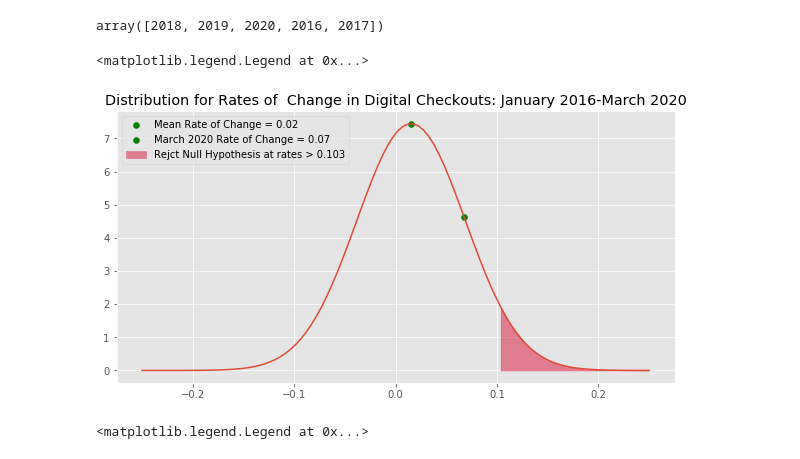
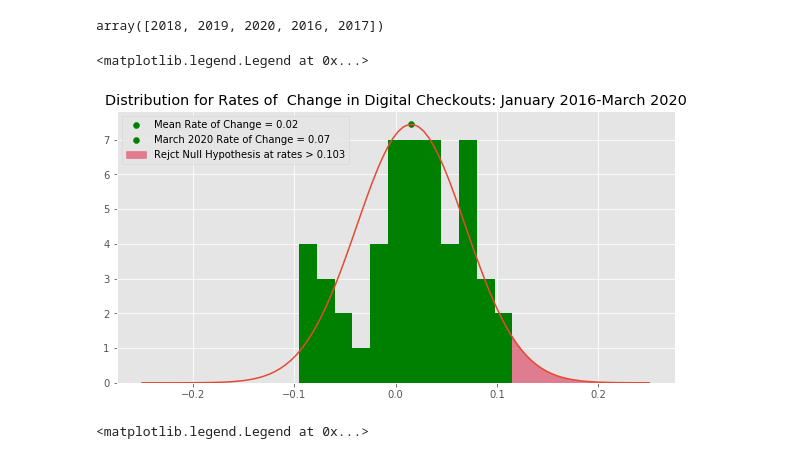
Before and after one commit to TheMrLively/seattle_library, a Jupyter notebook: seattle_library.ipynb, the cells around one changed output. Drawn from its saved outputs; the diff is of its cells as text; code cells hidden in the pictures.

```diff
--- a/seattle_library.ipynb
+++ b/seattle_library.ipynb
@@ -261,20 +261,20 @@ OD_March_2020 = OD_ckouts.iloc[50,4]
 # %%
 fig, ax = plt.subplots(figsize=(10,5))
 
 OD_norm = stats.norm(OD_mean, OD_std)
 x = np.linspace(-.25,.25,100)
 
 ax.set_title('Distribution for Rates of  Change in Digital Checkouts: January 2016-March 2020')
 ax.scatter(OD_mean, OD_norm.pdf(OD_mean), color='g', label='Mean Rate of Change = {:2.2f}'.format(OD_norm.ppf(.5)))
 ax.plot(x, OD_norm.pdf(x))
 ax.scatter(OD_March_2020, OD_norm.pdf(OD_March_2020), color='g', label ='March 2020 Rate of Change = {:2.2f}'.format(OD_March_2020))
 ax.fill_between(x, OD_norm.pdf(x),
                 where=(x >= OD_norm.ppf(.95)), color="crimson", alpha=0.5, label='Rejct Null Hypothesis at rates > {:2.3f}'.format(OD_norm.ppf(.95)))
-
+ax.hist(OD_ckouts['Rate of Increase'].sort_values(), bins=12 , color='g')
 ax.legend(loc='best')
 # %% [output]
 <matplotlib.legend.Legend at 0x...>
-[figure, old version]
+[figure, new version]
 # %%
 fig, ax1 = plt.subplots(figsize=(12,5))
 
```
Also changed, not shown: 1 other file.
